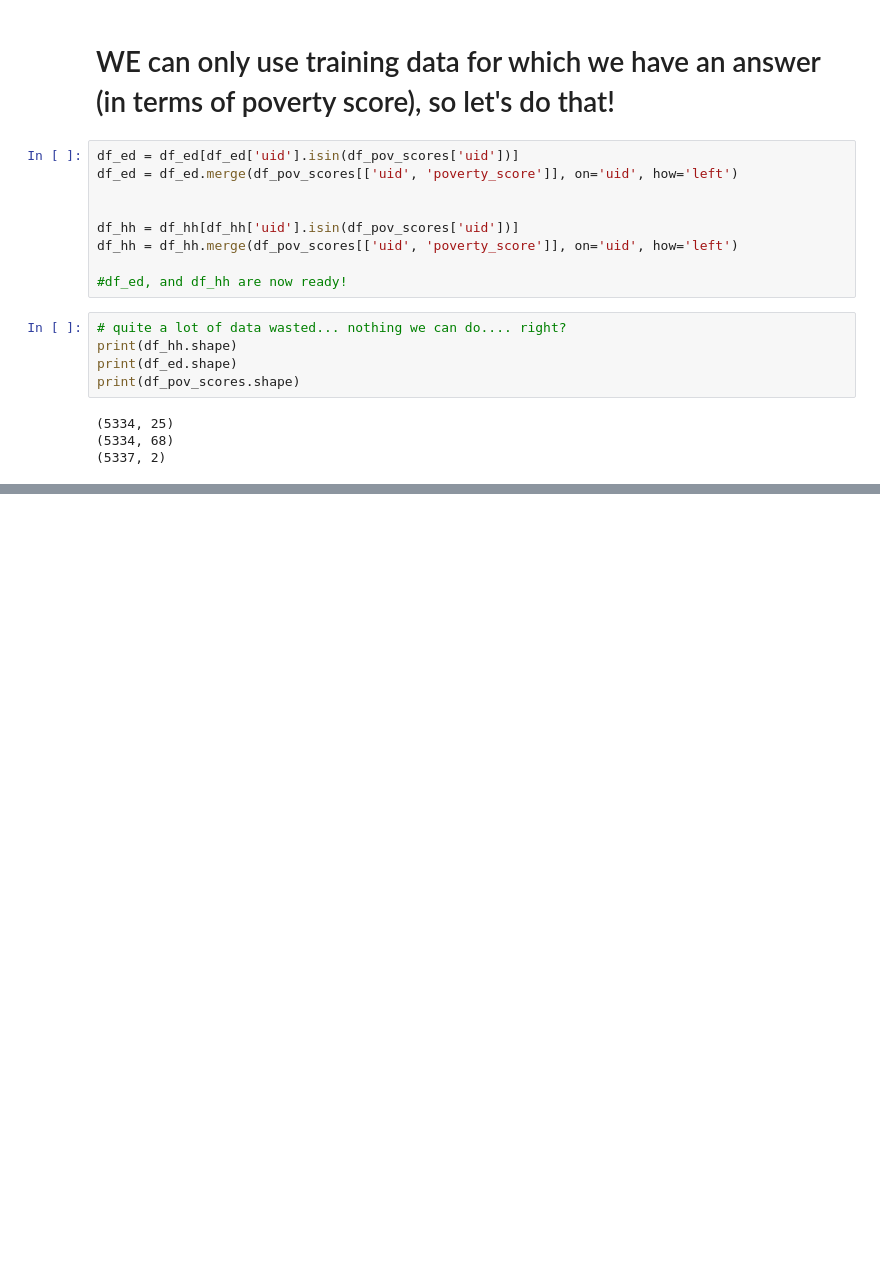
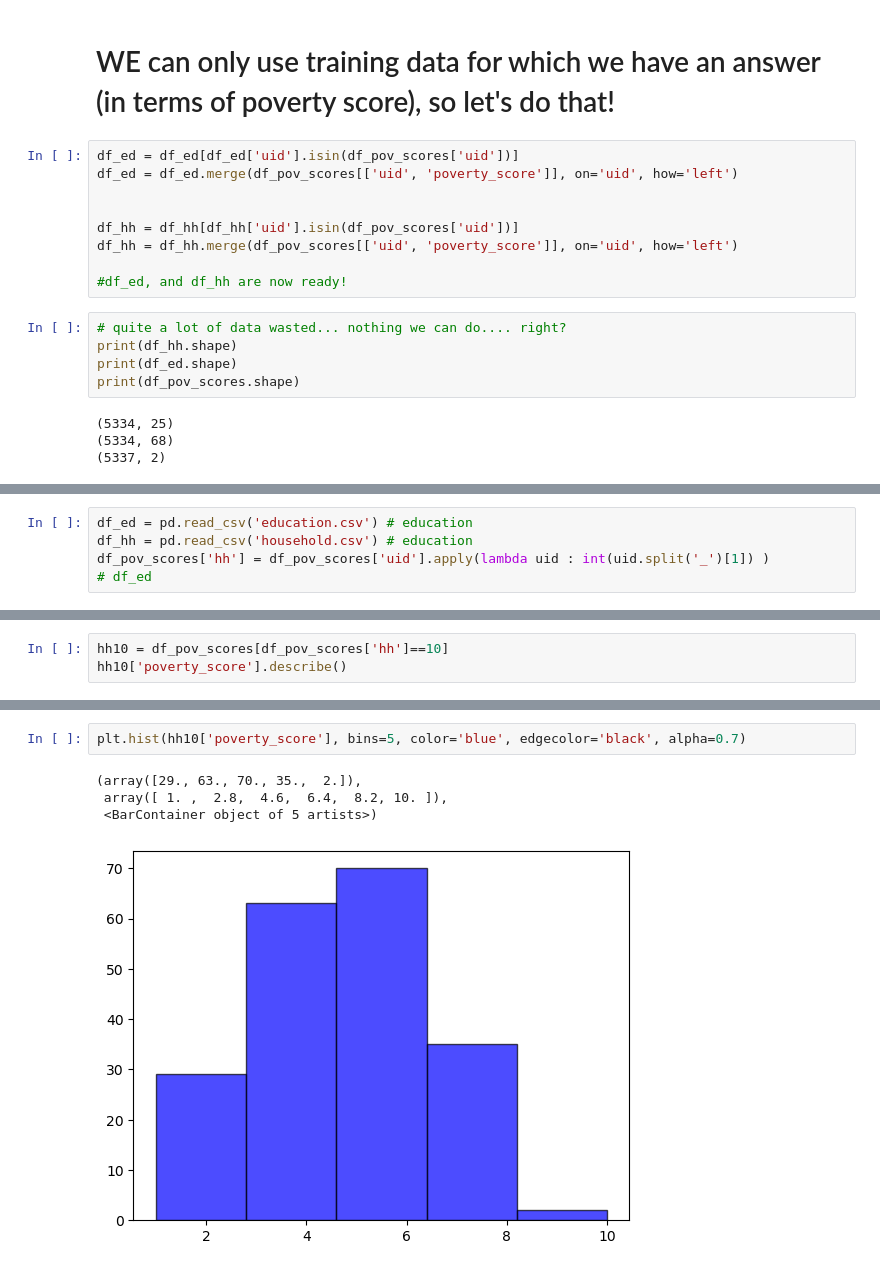
Before and after one commit to jbellogo/Classification, a Jupyter notebook: training/preprocessing.ipynb, the cells around one changed output, grey strips where cells are left out. Cells and saved outputs as stored; diff of their text form; blank space fills up the shorter version.

Commit message:
household explorations

```diff
--- a/training/preprocessing.ipynb
+++ b/training/preprocessing.ipynb
@@ -77,0 +84,5 @@ df_pov_scores.to_csv('scores_train_transform.csv', index=False)
+# %%
+df_ed = pd.read_csv('education.csv') # education
+df_hh = pd.read_csv('household.csv') # education
+df_pov_scores['hh'] = df_pov_scores['uid'].apply(lambda uid : int(uid.split('_')[1]) )
+# df_ed
@@ -77,0 +115,3 @@ df_pov_scores.to_csv('scores_train_transform.csv', index=False)
+# %%
+hh10 = df_pov_scores[df_pov_scores['hh']==10]
+hh10['poverty_score'].describe()
@@ -77,0 +128,7 @@ df_pov_scores.to_csv('scores_train_transform.csv', index=False)
+# %%
+plt.hist(hh10['poverty_score'], bins=5, color='blue', edgecolor='black', alpha=0.7)
+# %% [output]
+(array([29., 63., 70., 35.,  2.]),
+ array([ 1. ,  2.8,  4.6,  6.4,  8.2, 10. ]),
+ <BarContainer object of 5 artists>)
+[figure, added]
```
Also changed, not shown: parts of 6 cells of this notebook.
